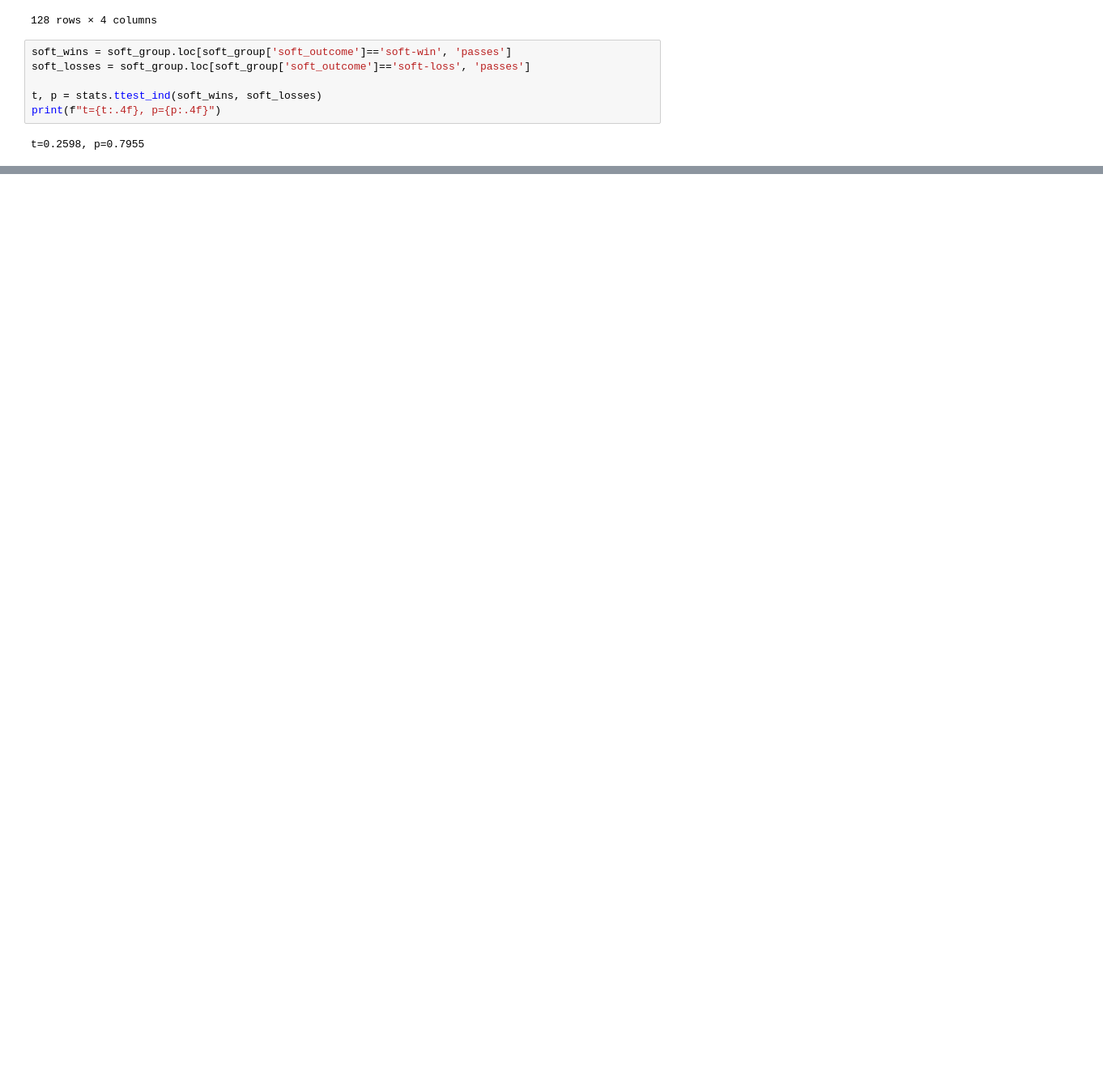
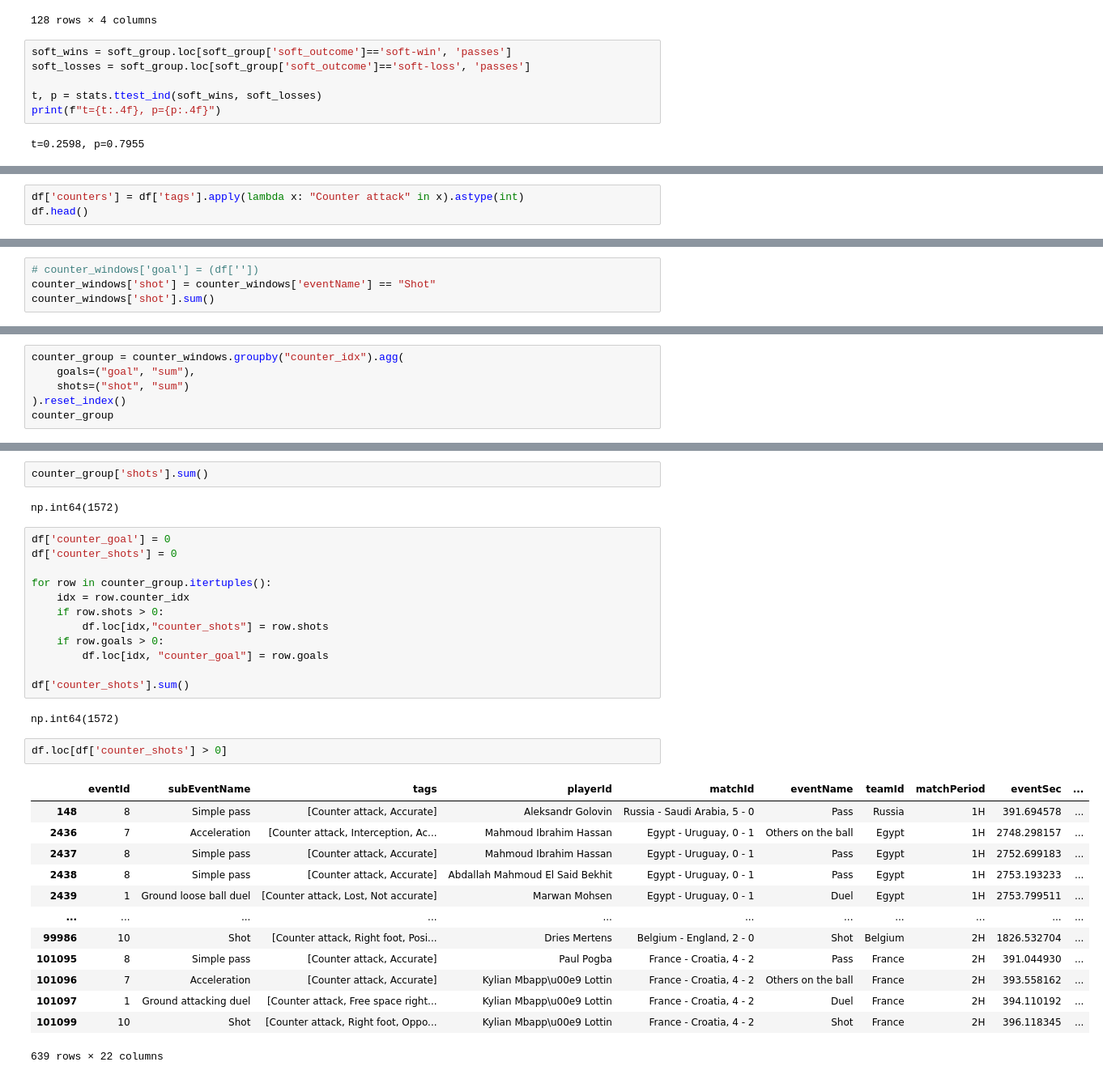
Before and after one commit to nkmwicz/python-classwork2025f, a Jupyter notebook: 13.2-c2n-cont.ipynb, the cells around one changed output, grey strips where cells are left out. Shown: that part at 81% size. Drawn from its saved outputs; the diff is of its cells as text; blank space fills up the shorter version.

```diff
--- a/13.2-c2n-cont.ipynb
+++ b/13.2-c2n-cont.ipynb
@@ -240,0 +257,3 @@ t=0.2598, p=0.7955
+# %%
+df['counters'] = df['tags'].apply(lambda x: "Counter attack" in x).astype(int)
+df.head()
@@ -240,0 +324,4 @@ t=0.2598, p=0.7955
+# %%
+# counter_windows['goal'] = (df[''])
+counter_windows['shot'] = counter_windows['eventName'] == "Shot"
+counter_windows['shot'].sum()
@@ -240,0 +339,6 @@ t=0.2598, p=0.7955
+# %%
+counter_group = counter_windows.groupby("counter_idx").agg(
+    goals=("goal", "sum"),
+    shots=("shot", "sum")
+).reset_index()
+counter_group
@@ -240,0 +359,34 @@ t=0.2598, p=0.7955
+# %%
+counter_group['shots'].sum()
+# %% [output]
+np.int64(1572)
+# %%
+df['counter_goal'] = 0
+df['counter_shots'] = 0
+
+for row in counter_group.itertuples():
+    idx = row.counter_idx
+    if row.shots > 0:
+        df.loc[idx,"counter_shots"] = row.shots
+    if row.goals > 0:
+        df.loc[idx, "counter_goal"] = row.goals
+
+df['counter_shots'].sum()
+# %% [output]
+np.int64(1572)
+# %%
+df.loc[df['counter_shots'] > 0]
+# %% [output]
+|  | eventId | subEventName | tags | playerId | matchId | eventName | teamId | matchPeriod | eventSec | ... |
+| 148 | 8 | Simple pass | [Counter attack, Accurate] | Aleksandr Golovin | Russia - Saudi Arabia, 5 - 0 | Pass | Russia | 1H | 391.694578 | ... |
+| 2436 | 7 | Acceleration | [Counter attack, Interception, Ac... | Mahmoud Ibrahim Hassan | Egypt - Uruguay, 0 - 1 | Others on the ball | Egypt | 1H | 2748.298157 | ... |
+| 2437 | 8 | Simple pass | [Counter attack, Accurate] | Mahmoud Ibrahim Hassan | Egypt - Uruguay, 0 - 1 | Pass | Egypt | 1H | 2752.699183 | ... |
+| 2438 | 8 | Simple pass | [Counter attack, Accurate] | Abdallah Mahmoud El Said Bekhit | Egypt - Uruguay, 0 - 1 | Pass | Egypt | 1H | 2753.193233 | ... |
+| 2439 | 1 | Ground loose ball duel | [Counter attack, Lost, Not accurate] | Marwan Mohsen | Egypt - Uruguay, 0 - 1 | Duel | Egypt | 1H | 2753.799511 | ... |
+| ... | ... | ... | ... | ... | ... | ... | ... | ... | ... | ... |
+| 99986 | 10 | Shot | [Counter attack, Right foot, Posi... | Dries Mertens | Belgium - England, 2 - 0 | Shot | Belgium | 2H | 1826.532704 | ... |
+| 101095 | 8 | Simple pass | [Counter attack, Accurate] | Paul Pogba | France - Croatia, 4 - 2 | Pass | France | 2H | 391.044930 | ... |
+| 101096 | 7 | Acceleration | [Counter attack, Accurate] | Kylian Mbapp\u00e9 Lottin | France - Croatia, 4 - 2 | Others on the ball | France | 2H | 393.558162 | ... |
+| 101097 | 1 | Ground attacking duel | [Counter attack, Free space right... | Kylian Mbapp\u00e9 Lottin | France - Croatia, 4 - 2 | Duel | France | 2H | 394.110192 | ... |
+| 101099 | 10 | Shot | [Counter attack, Right foot, Oppo... | Kylian Mbapp\u00e9 Lottin | France - Croatia, 4 - 2 | Shot | France | 2H | 396.118345 | ... |
+639 rows × 22 columns
```
Also changed, not shown: parts of 10 cells of this notebook.
